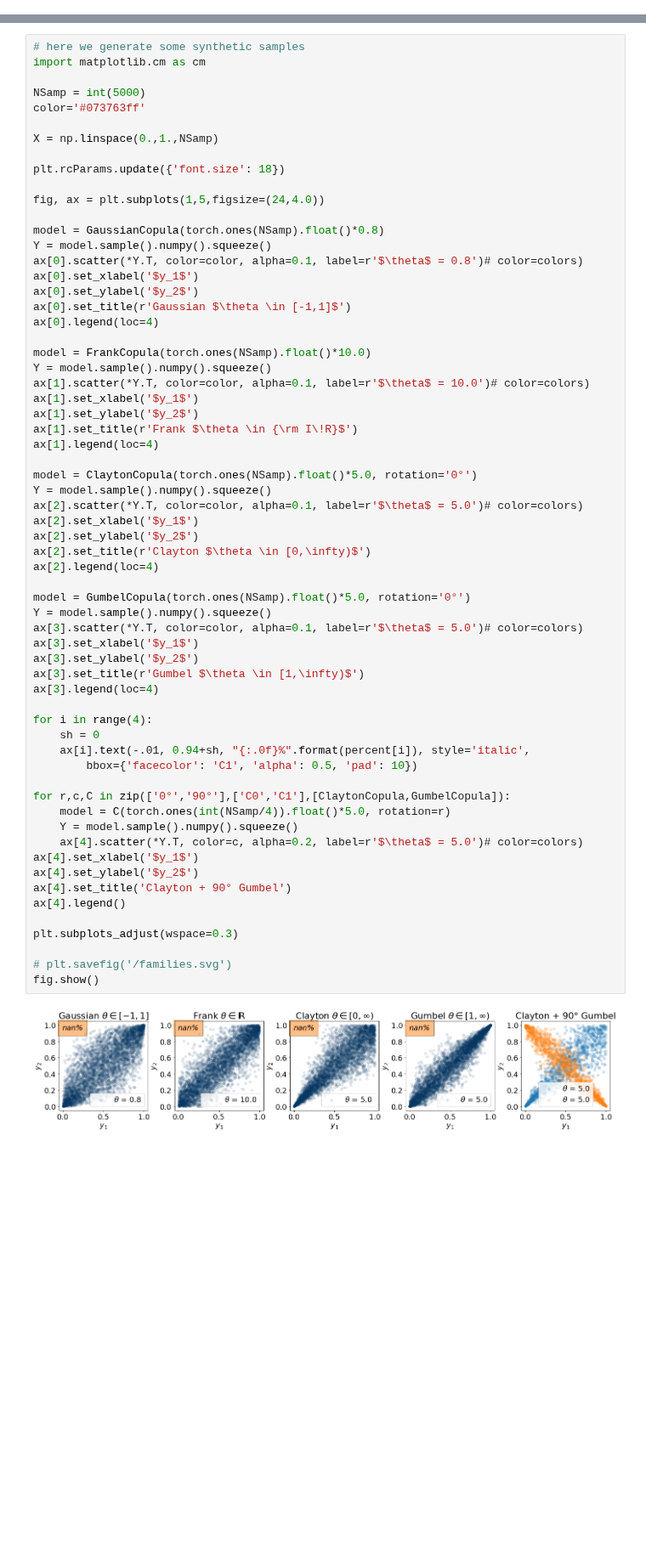
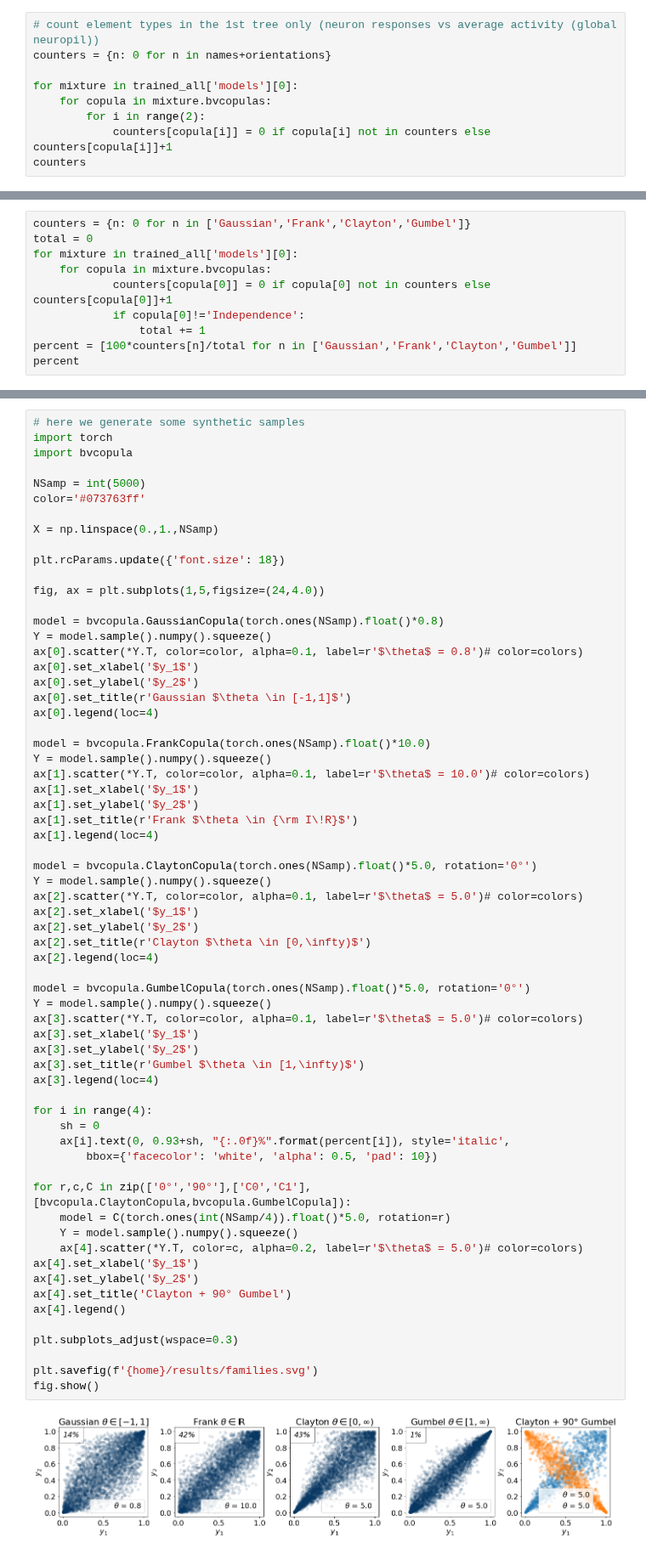
Before and after one commit to NinelK/CopulaGP, a Jupyter notebook: notebooks/paper_figs/Fig1.ipynb, the cells around one changed output, grey strips where cells are left out. Shown at 85% size. Drawn from its saved outputs; the diff is of its cells as text; blank space fills up the shorter version.

```diff
--- a/notebooks/paper_figs/Fig1.ipynb
+++ b/notebooks/paper_figs/Fig1.ipynb
@@ -75,0 +36,9 @@ percent = np.round(100*counters/np.sum(counters[:-1]))
+# %%
+# count element types in the 1st tree only (neuron responses vs average activity (global neuropil))
+counters = {n: 0 for n in names+orientations}
+
+for mixture in trained_all['models'][0]:
+    for copula in mixture.bvcopulas:
+        for i in range(2):
+            counters[copula[i]] = 0 if copula[i] not in counters else counters[copula[i]]+1
+counters
@@ -75,0 +56,10 @@ percent = np.round(100*counters/np.sum(counters[:-1]))
+# %%
+counters = {n: 0 for n in ['Gaussian','Frank','Clayton','Gumbel']}
+total = 0
+for mixture in trained_all['models'][0]:
+    for copula in mixture.bvcopulas:
+            counters[copula[0]] = 0 if copula[0] not in counters else counters[copula[0]]+1
+            if copula[0]!='Independence':
+                total += 1
+percent = [100*counters[n]/total for n in ['Gaussian','Frank','Clayton','Gumbel']]
+percent
@@ -76,6 +95,7 @@ percent = np.round(100*counters/np.sum(counters[:-1]))
 # %%
 # here we generate some synthetic samples
-import matplotlib.cm as cm
+import torch
+import bvcopula
 
 NSamp = int(5000)
 color='#073763ff'
@@ -86,7 +106,7 @@ plt.rcParams.update({'font.size': 18})
 
 fig, ax = plt.subplots(1,5,figsize=(24,4.0))
 
-model = GaussianCopula(torch.ones(NSamp).float()*0.8)
+model = bvcopula.GaussianCopula(torch.ones(NSamp).float()*0.8)
 Y = model.sample().numpy().squeeze()
 ax[0].scatter(*Y.T, color=color, alpha=0.1, label=r'$\theta$ = 0.8')# color=colors)
 ax[0].set_xlabel('$y_1$')
@@ -94,7 +114,7 @@ ax[0].set_ylabel('$y_2$')
 ax[0].set_title(r'Gaussian $\theta \in [-1,1]$')
 ax[0].legend(loc=4)
 
-model = FrankCopula(torch.ones(NSamp).float()*10.0)
+model = bvcopula.FrankCopula(torch.ones(NSamp).float()*10.0)
 Y = model.sample().numpy().squeeze()
 ax[1].scatter(*Y.T, color=color, alpha=0.1, label=r'$\theta$ = 10.0')# color=colors)
 ax[1].set_xlabel('$y_1$')
@@ -102,42 +122,42 @@ ax[1].set_ylabel('$y_2$')
 ax[1].set_title(r'Frank $\theta \in {\rm I\!R}$')
 ax[1].legend(loc=4)
 
-model = ClaytonCopula(torch.ones(NSamp).float()*5.0, rotation='0°')
+model = bvcopula.ClaytonCopula(torch.ones(NSamp).float()*5.0, rotation='0°')
 Y = model.sample().numpy().squeeze()
 ax[2].scatter(*Y.T, color=color, alpha=0.1, label=r'$\theta$ = 5.0')# color=colors)
 ax[2].set_xlabel('$y_1$')
 ax[2].set_ylabel('$y_2$')
 ax[2].set_title(r'Clayton $\theta \in [0,\infty)$')
 ax[2].legend(loc=4)
 
-model = GumbelCopula(torch.ones(NSamp).float()*5.0, rotation='0°')
+model = bvcopula.GumbelCopula(torch.ones(NSamp).float()*5.0, rotation='0°')
 Y = model.sample().numpy().squeeze()
 ax[3].scatter(*Y.T, color=color, alpha=0.1, label=r'$\theta$ = 5.0')# color=colors)
 ax[3].set_xlabel('$y_1$')
 ax[3].set_ylabel('$y_2$')
 ax[3].set_title(r'Gumbel $\theta \in [1,\infty)$')
 ax[3].legend(loc=4)
 
 for i in range(4):
     sh = 0
-    ax[i].text(-.01, 0.94+sh, "{:.0f}%".format(percent[i]), style='italic',
-        bbox={'facecolor': 'C1', 'alpha': 0.5, 'pad': 10})
+    ax[i].text(0, 0.93+sh, "{:.0f}%".format(percent[i]), style='italic',
+        bbox={'facecolor': 'white', 'alpha': 0.5, 'pad': 10})
 
-for r,c,C in zip(['0°','90°'],['C0','C1'],[ClaytonCopula,GumbelCopula]):
+for r,c,C in zip(['0°','90°'],['C0','C1'],[bvcopula.ClaytonCopula,bvcopula.GumbelCopula]):
     model = C(torch.ones(int(NSamp/4)).float()*5.0, rotation=r)
     Y = model.sample().numpy().squeeze()
     ax[4].scatter(*Y.T, color=c, alpha=0.2, label=r'$\theta$ = 5.0')# color=colors)
 ax[4].set_xlabel('$y_1$')
 ax[4].set_ylabel('$y_2$')
 ax[4].set_title('Clayton + 90° Gumbel')
 ax[4].legend()
 
 plt.subplots_adjust(wspace=0.3)
 
-# plt.savefig('/families.svg')
+plt.savefig(f'{home}/results/families.svg')
 fig.show()
 # %% [output]
-[figure, old version]
+[figure, new version]
 # %%
 fig = plt.figure(figsize=(5,5))
 
```
Also changed, not shown: parts of 11 cells of this notebook, 20 other files.
